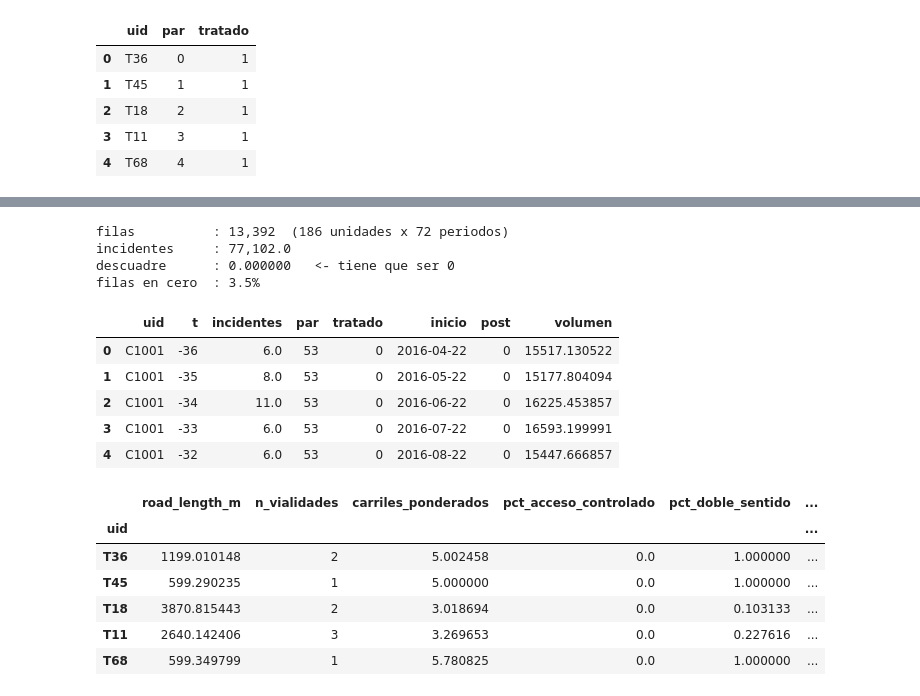
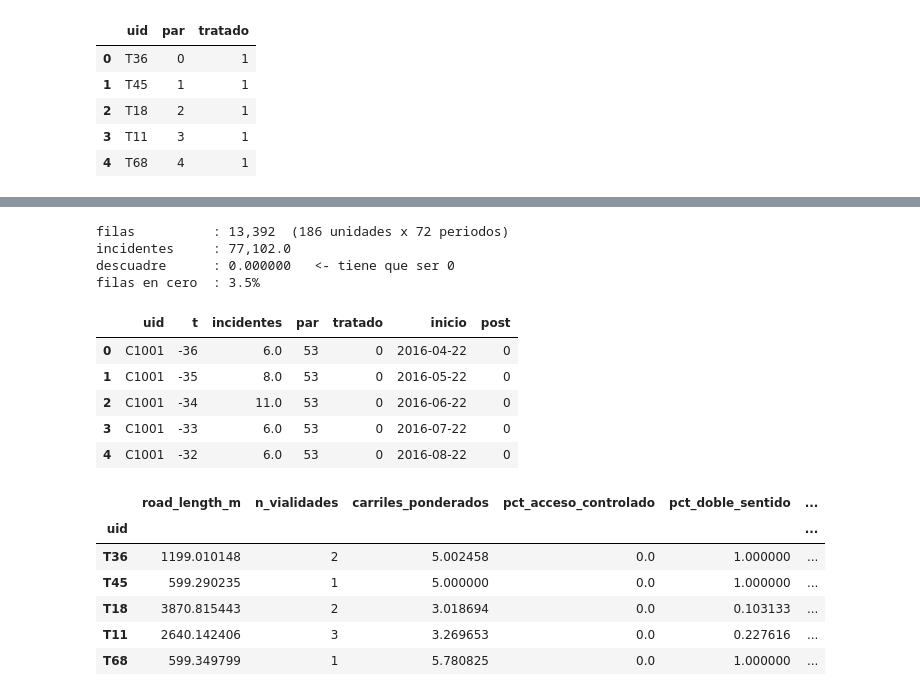
Before and after one commit to MarianoAlcarazAguilar/causal-effects-speed-cameras, a Jupyter notebook: scripts/resume-911/did-estimation.ipynb, the cells around one changed output, grey strips where cells are left out. Drawn from its saved outputs; the diff is of its cells as text; code cells hidden in the pictures.

```diff
--- a/scripts/resume-911/did-estimation.ipynb
+++ b/scripts/resume-911/did-estimation.ipynb
@@ -134,40 +124,40 @@ if NIVELES is not None:
     dentro = dentro[dentro.incident_level.isin(NIVELES)]
 
 # a qué periodo pertenece cada incidente
 indice = np.searchsorted(cortes, dentro.timestamp, side="right") - 1
 en_ventana = (indice >= 0) & (indice < len(periodos))
 dentro = dentro[en_ventana].assign(t=periodos.t.values[indice[en_ventana]])
 
 malla = pd.MultiIndex.from_product([unidades.uid, periodos.t], names=["uid", "t"])
 
 panel = (
     dentro.groupby(["uid", "t"]).peso.sum()
     .reindex(malla, fill_value=0.0).rename("incidentes").reset_index()
     .merge(unidades, on="uid")
     .merge(periodos[["t", "inicio", "post"]], on="t")
-    .merge(volumen, on="t")
     .sort_values(["uid", "t"]).reset_index(drop=True)
 )
 
 # verificación: el panel tiene que sumar exactamente lo que entró
 descuadre = panel.incidentes.sum() - dentro.peso.sum()
 
 print(f"filas          : {len(panel):,}  ({panel.uid.nunique()} unidades x {len(periodos)} periodos)")
 print(f"incidentes     : {panel.incidentes.sum():,.1f}")
 print(f"descuadre      : {descuadre:.6f}   <- tiene que ser 0")
 print(f"filas en cero  : {(panel.incidentes == 0).mean():.1%}")
+print("\n"*2)
 panel.head()
 # %% [output]
 filas          : 13,392  (186 unidades x 72 periodos)
 incidentes     : 77,102.0
 descuadre      : 0.000000   <- tiene que ser 0
 filas en cero  : 3.5%
-|  | uid | t | incidentes | par | tratado | inicio | post | volumen |
-| 0 | C1001 | -36 | 6.0 | 53 | 0 | 2016-04-22 | 0 | 15517.130522 |
-| 1 | C1001 | -35 | 8.0 | 53 | 0 | 2016-05-22 | 0 | 15177.804094 |
-| 2 | C1001 | -34 | 11.0 | 53 | 0 | 2016-06-22 | 0 | 16225.453857 |
-| 3 | C1001 | -33 | 6.0 | 53 | 0 | 2016-07-22 | 0 | 16593.199991 |
-| 4 | C1001 | -32 | 6.0 | 53 | 0 | 2016-08-22 | 0 | 15447.666857 |
+|  | uid | t | incidentes | par | tratado | inicio | post |
+| 0 | C1001 | -36 | 6.0 | 53 | 0 | 2016-04-22 | 0 |
+| 1 | C1001 | -35 | 8.0 | 53 | 0 | 2016-05-22 | 0 |
+| 2 | C1001 | -34 | 11.0 | 53 | 0 | 2016-06-22 | 0 |
+| 3 | C1001 | -33 | 6.0 | 53 | 0 | 2016-07-22 | 0 |
+| 4 | C1001 | -32 | 6.0 | 53 | 0 | 2016-08-22 | 0 |
 # %%
 # las covariables del propensity score, una fila por unidad emparejada.
 # Sin interactuar con nada: cuáles entran y cómo se interactúan con el tiempo es
```
Also changed, not shown: parts of 18 cells of this notebook, 3 other files.
